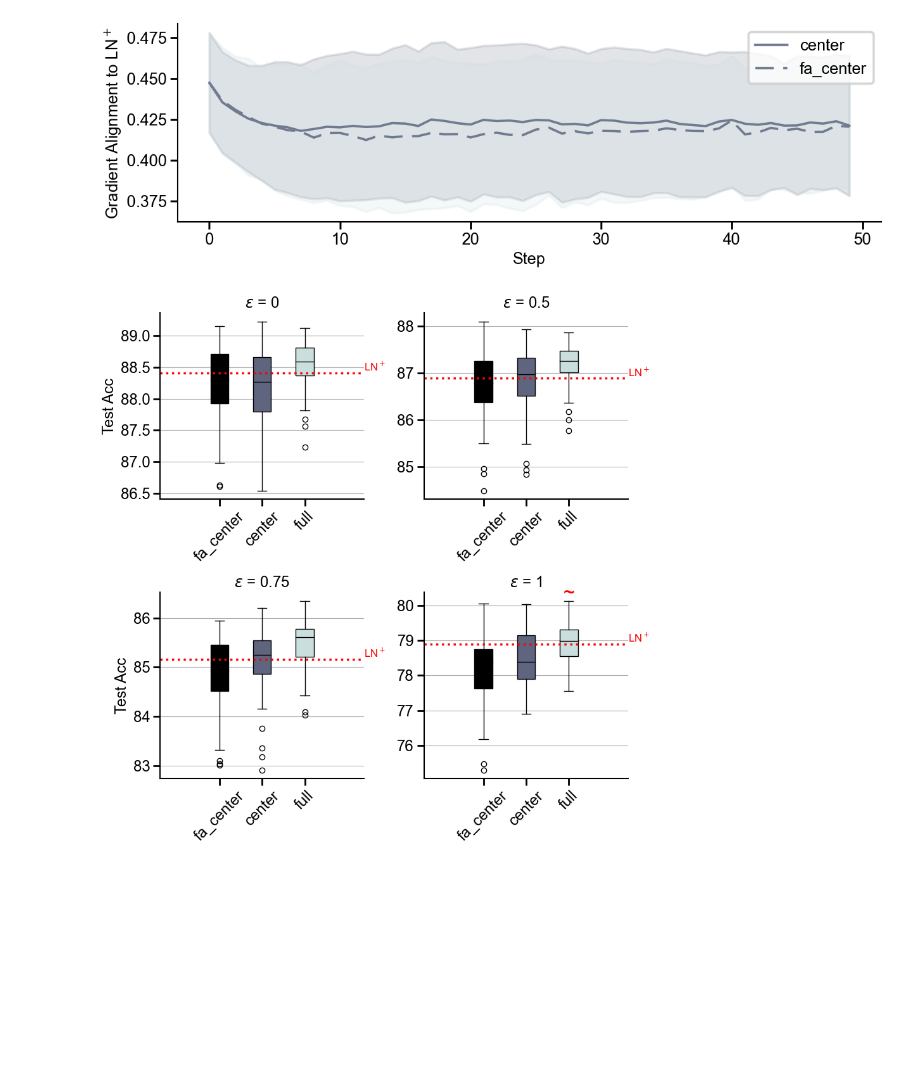
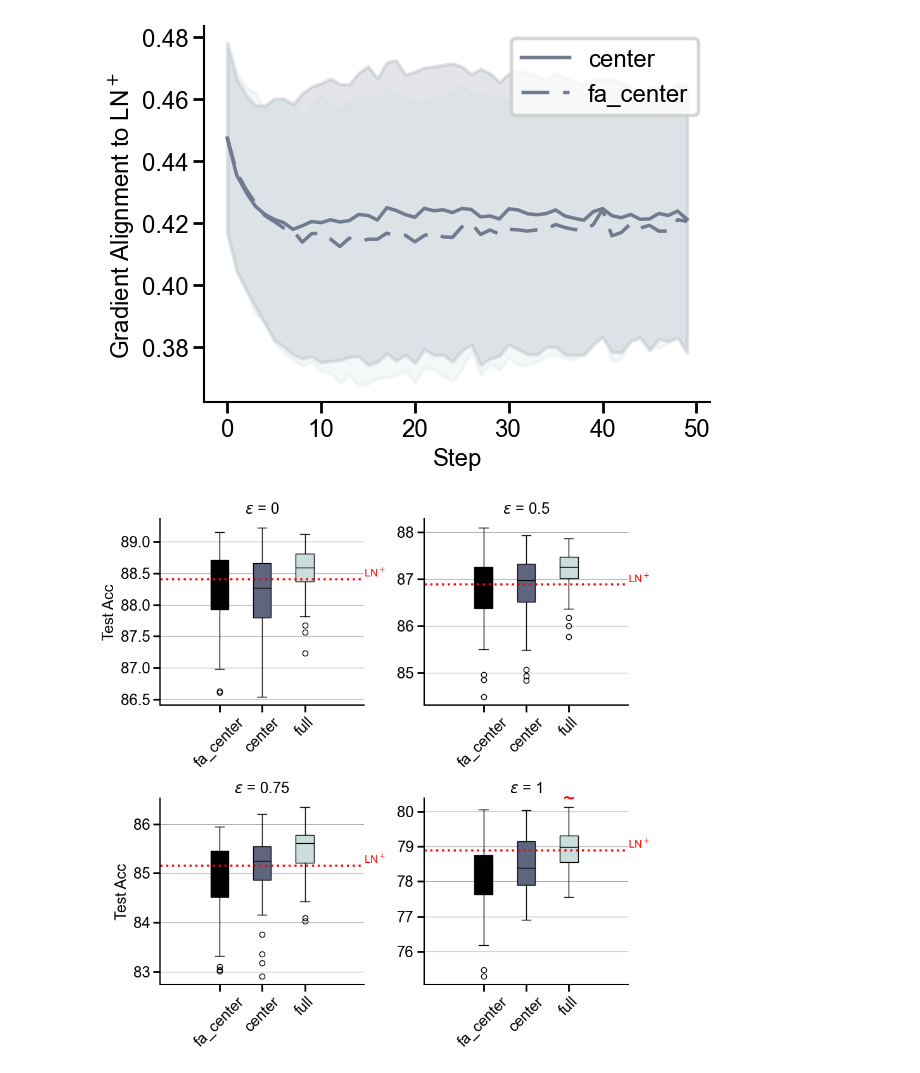
Before and after one commit to RoyHEyono/HomeostaticDANN, a Jupyter notebook: models/dense_mnist_task/figure_notebooks/fig5.ipynb, the cells around one changed output. Cells and saved outputs as stored; diff of their text form; code cells hidden in the pictures; blank space fills up the shorter version.

Commit message:
Generated figures

```diff
--- a/models/dense_mnist_task/figure_notebooks/fig5.ipynb
+++ b/models/dense_mnist_task/figure_notebooks/fig5.ipynb
@@ -49,7 +46,7 @@ def truncate_colormap(cmap, minval=0.0, maxval=0.85, n=100):
 
 # Setup
 runs_dict = dict()
-fig, ax = plt.subplots(figsize=(12, 4))
+fig, ax = plt.subplots() #(figsize=(12, 4))
 brightness_factors = [0, 0.5, 0.75, 1]
 ln_feedback_types = ['center', 'fa_center']
 
@@ -95,35 +92,35 @@ for idx, ln_fdb in enumerate(ln_feedback_types):
 
         if history_fc1:  # Only append if non-empty
             history_fc1_all.extend(history_fc1)
 
     # Skip this ln_fdb condition if no good runs
     if not history_fc1_all:
         continue
 
     # Stack and average
     data_fc1 = np.stack([df["gradient_alignment_fc1"].astype(float).values for df in history_fc1_all])
     output_mu_fc1 = np.mean(data_fc1, axis=0)
     output_std_fc1 = np.std(data_fc1, axis=0)
 
     ax.plot(output_mu_fc1, label=ln_fdb, color=colors_bone[0], linestyle='--' if idx == 1 else '-')
     ax.fill_between(
         range(len(output_mu_fc1)),
         output_mu_fc1 - output_std_fc1,
         output_mu_fc1 + output_std_fc1,
         alpha=0.2,
         color=colors_bone[idx]
     )
 
 # Final plot setup
 ax.set_xlabel("Step")
 ax.set_ylabel("Gradient Alignment to LN$^+$")
 ax.yaxis.set_major_formatter(ScalarFormatter())
 ax.yaxis.set_minor_formatter(ScalarFormatter())
 ax.legend()
 plt.tight_layout()
-plt.savefig("figure5b.svg", format="svg")
+plt.savefig("figure5c.svg", format="svg")
 # %% [output]
-[figure, old version]
+[figure, new version]
 # %%
 import matplotlib.pyplot as plt
 import numpy as np
```
Also changed, not shown: parts of 3 cells of this notebook, 3 other files.
